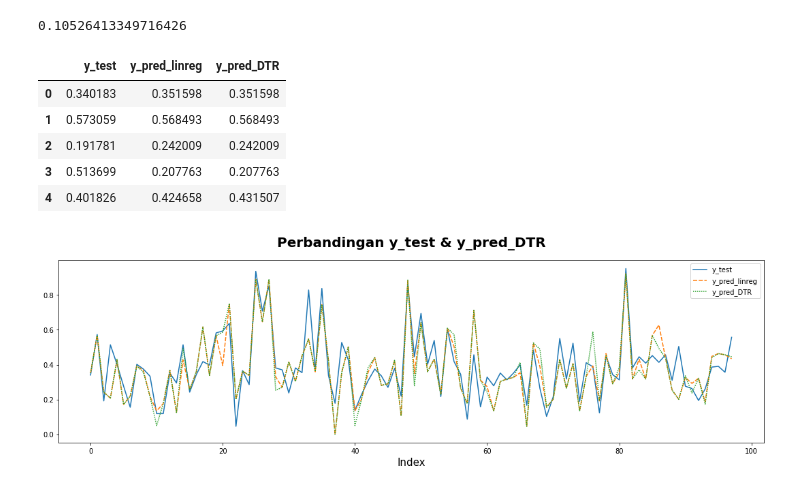
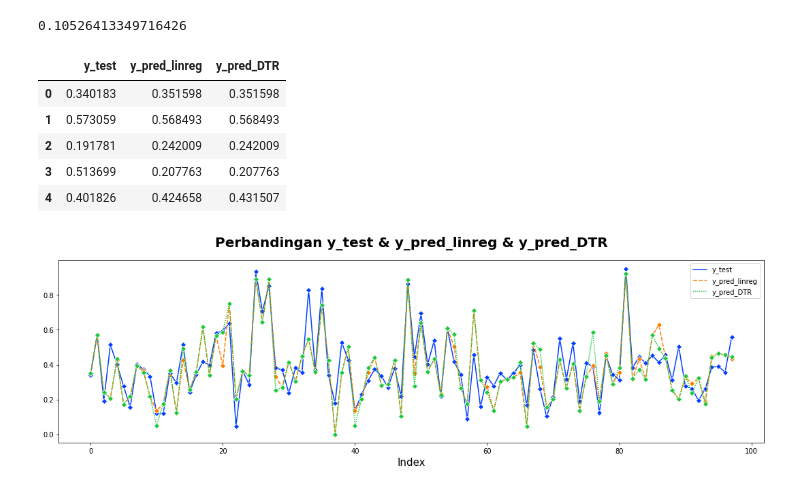
Before and after one commit to UsepSyaikalArifin/DQLab-Academy-Course-Online, a Jupyter notebook: Kelas Fundamental 2/Machine Learning With Python for Beginner/Jupyter Notebook/main.ipynb, the cells around one changed output. Drawn from its saved outputs; the diff is of its cells as text; code cells hidden in the pictures.

```diff
--- a/Kelas Fundamental 2/Machine Learning With Python for Beginner/Jupyter Notebook/main.ipynb
+++ b/Kelas Fundamental 2/Machine Learning With Python for Beginner/Jupyter Notebook/main.ipynb
@@ -1382,23 +1382,23 @@ Root Mean Squared Error
 # %%
 df_y = pd.DataFrame({
                       "y_test" : y_test,
                       "y_pred_linreg" : y_pred_linreg,
                       "y_pred_DTR" : y_pred_DTR
                    }).reset_index(drop=True)
 display(df_y.head())
 
 
 fig, axs = plt.subplots(figsize=(15, 5))
-sns.lineplot(data=df_y, ax=axs)
-axs.set_title("Perbandingan y_test & y_pred_DTR", fontsize=20, fontweight="bold", pad=20)
+sns.lineplot(data=df_y, palette="bright", marker="D", ax=axs)
+axs.set_title("Perbandingan y_test & y_pred_linreg & y_pred_DTR", fontsize=20, fontweight="bold", pad=20)
 axs.set_xlabel("Index", fontsize=15)
 plt.tight_layout()
 plt.show()
 # %% [output]
 |  | y_test | y_pred_linreg | y_pred_DTR |
 | 0 | 0.340183 | 0.351598 | 0.351598 |
 | 1 | 0.573059 | 0.568493 | 0.568493 |
 | 2 | 0.191781 | 0.242009 | 0.242009 |
 | 3 | 0.513699 | 0.207763 | 0.207763 |
 | 4 | 0.401826 | 0.424658 | 0.431507 |
-[figure, old version]
+[figure, new version]
```
